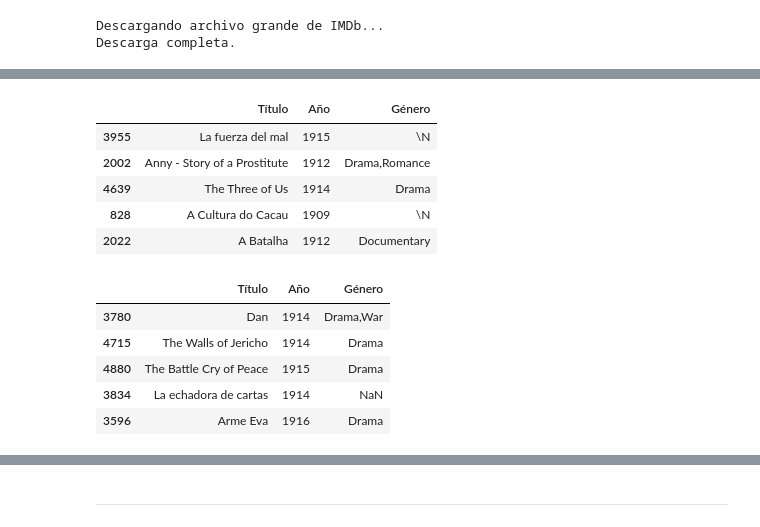
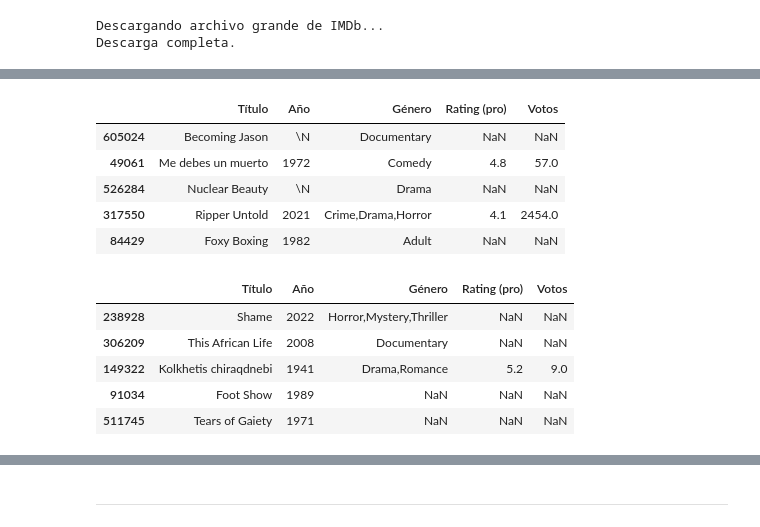
Before and after one commit to jorgeav527/py-fundamentals-ds, a Jupyter notebook: lab09.ipynb, the cells around one changed output, grey strips where cells are left out. Cells and saved outputs as stored; diff of their text form; code cells hidden in the pictures.

```diff
--- a/lab09.ipynb
+++ b/lab09.ipynb
@@ -179,0 +199,7 @@ df_movies.sample(5)
+# %%
+df_ratings = pd.read_csv(
+    "RawData/title.ratings.tsv.gz",
+    sep="\t",
+    compression="gzip"
+)
+df_ratings.sample(5)
@@ -179,0 +213,4 @@ df_movies.sample(5)
+# %%
+# Merge con ratings por tconst
+df_movies = df_movies.merge(df_ratings, on="tconst", how="left")
+df_movies.sample(5)
@@ -180,30 +224,33 @@ df_movies.sample(5)
 # %%
 # Seleccionar columnas importantes
-df_movies = df_movies[['primaryTitle', 'startYear', 'genres']].head(1000)
+df_movies = df_movies[['primaryTitle', 'startYear', 'genres', 'averageRating', 'numVotes']].sample(1000)
 
 # Renombrar columnas
 df_movies.rename(columns={
     'primaryTitle': 'Título',
     'startYear': 'Año',
-    'genres': 'Género'
+    'genres': 'Género',
+    'averageRating': 'Rating (pro)',
+    'numVotes': 'Votos',
 }, inplace=True)
 df_movies.sample(5)
 # %% [output]
-|  | Título | Año | Género |
-| 3955 | La fuerza del mal | 1915 | \N |
-| 2002 | Anny - Story of a Prostitute | 1912 | Drama,Romance |
-| 4639 | The Three of Us | 1914 | Drama |
-| 828 | A Cultura do Cacau | 1909 | \N |
-| 2022 | A Batalha | 1912 | Documentary |
+|  | Título | Año | Género | Rating (pro) | Votos |
+| 605024 | Becoming Jason | \N | Documentary | NaN | NaN |
+| 49061 | Me debes un muerto | 1972 | Comedy | 4.8 | 57.0 |
+| 526284 | Nuclear Beauty | \N | Drama | NaN | NaN |
+| 317550 | Ripper Untold | 2021 | Crime,Drama,Horror | 4.1 | 2454.0 |
+| 84429 | Foxy Boxing | 1982 | Adult | NaN | NaN |
 # %%
 import numpy as np
 
 df_movies['Género'] = df_movies['Género'].replace('\\N', np.nan)
+df_movies['Año'] = df_movies['Año'].replace('\\N', np.nan)
 df_movies.sample(5)
 # %% [output]
-|  | Título | Año | Género |
-| 3780 | Dan | 1914 | Drama,War |
-| 4715 | The Walls of Jericho | 1914 | Drama |
-| 4880 | The Battle Cry of Peace | 1915 | Drama |
-| 3834 | La echadora de cartas | 1914 | NaN |
-| 3596 | Arme Eva | 1916 | Drama |
+|  | Título | Año | Género | Rating (pro) | Votos |
+| 238928 | Shame | 2022 | Horror,Mystery,Thriller | NaN | NaN |
+| 306209 | This African Life | 2008 | Documentary | NaN | NaN |
+| 149322 | Kolkhetis chiraqdnebi | 1941 | Drama,Romance | 5.2 | 9.0 |
+| 91034 | Foot Show | 1989 | NaN | NaN | NaN |
+| 511745 | Tears of Gaiety | 1971 | NaN | NaN | NaN |
```
Also changed, not shown: parts of 18 cells of this notebook, 21 other files.
